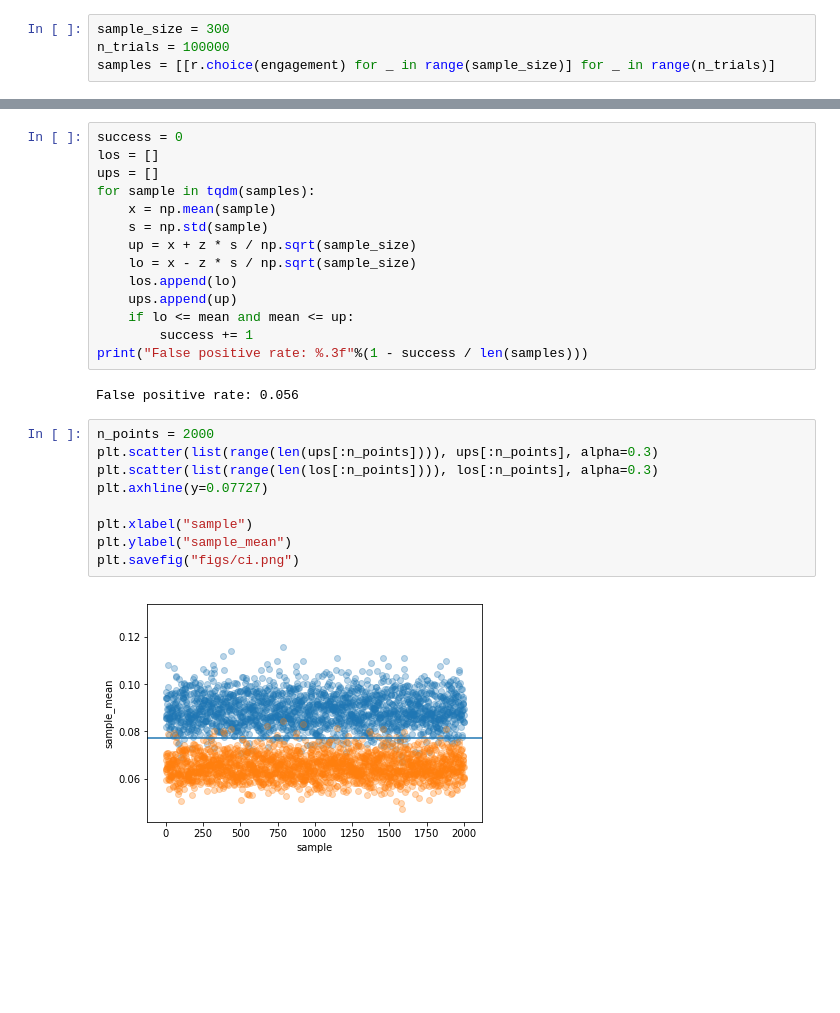
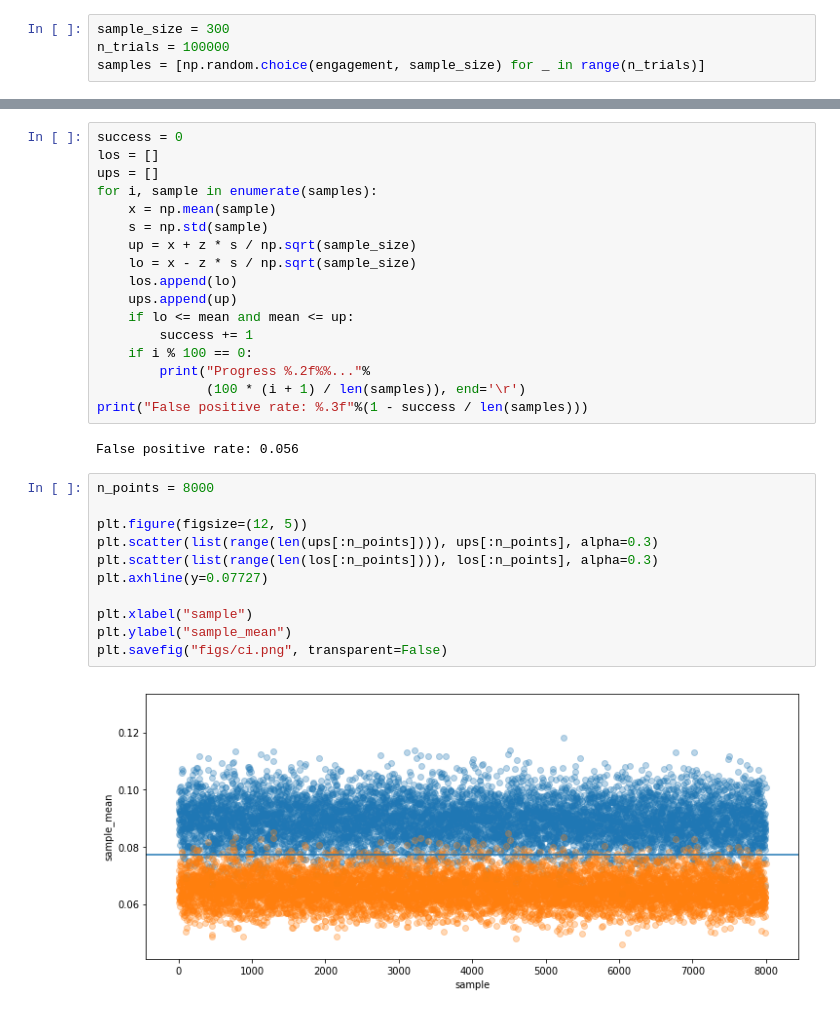
Before and after one commit to shawlu95/Data-Science-Toolbox, a Jupyter notebook: concepts/confidence_interval.ipynb, the cells around one changed output, grey strips where cells are left out. Cells and saved outputs as stored; diff of their text form; blank space fills up the shorter version.

```diff
--- a/concepts/confidence_interval.ipynb
+++ b/concepts/confidence_interval.ipynb
@@ -28,7 +30,7 @@ Population size: 8702
 # %%
 sample_size = 300
 n_trials = 100000
-samples = [[r.choice(engagement) for _ in range(sample_size)] for _ in range(n_trials)]
+samples = [np.random.choice(engagement, sample_size) for _ in range(n_trials)]
 # %%
 means = [np.mean(sample) for sample in samples]
 
@@ -87,7 +94,7 @@ z = 1.96
 success = 0
 los = []
 ups = []
-for sample in tqdm(samples):
+for i, sample in enumerate(samples):
     x = np.mean(sample)
     s = np.std(sample)
     up = x + z * s / np.sqrt(sample_size)
@@ -96,17 +103,22 @@ for sample in tqdm(samples):
     ups.append(up)
     if lo <= mean and mean <= up:
         success += 1
+    if i % 100 == 0:
+        print("Progress %.2f%%..."%
+              (100 * (i + 1) / len(samples)), end='\r')
 print("False positive rate: %.3f"%(1 - success / len(samples)))
 # %% [output]
 False positive rate: 0.056
 # %%
-n_points = 2000
+n_points = 8000
+
+plt.figure(figsize=(12, 5))
 plt.scatter(list(range(len(ups[:n_points]))), ups[:n_points], alpha=0.3)
 plt.scatter(list(range(len(los[:n_points]))), los[:n_points], alpha=0.3)
 plt.axhline(y=0.07727)
 
 plt.xlabel("sample")
 plt.ylabel("sample_mean")
-plt.savefig("figs/ci.png")
+plt.savefig("figs/ci.png", transparent=False)
 # %% [output]
-[figure, old version]
+[figure, new version]
```
Also changed, not shown: parts of 11 cells of this notebook, 14 other files.
